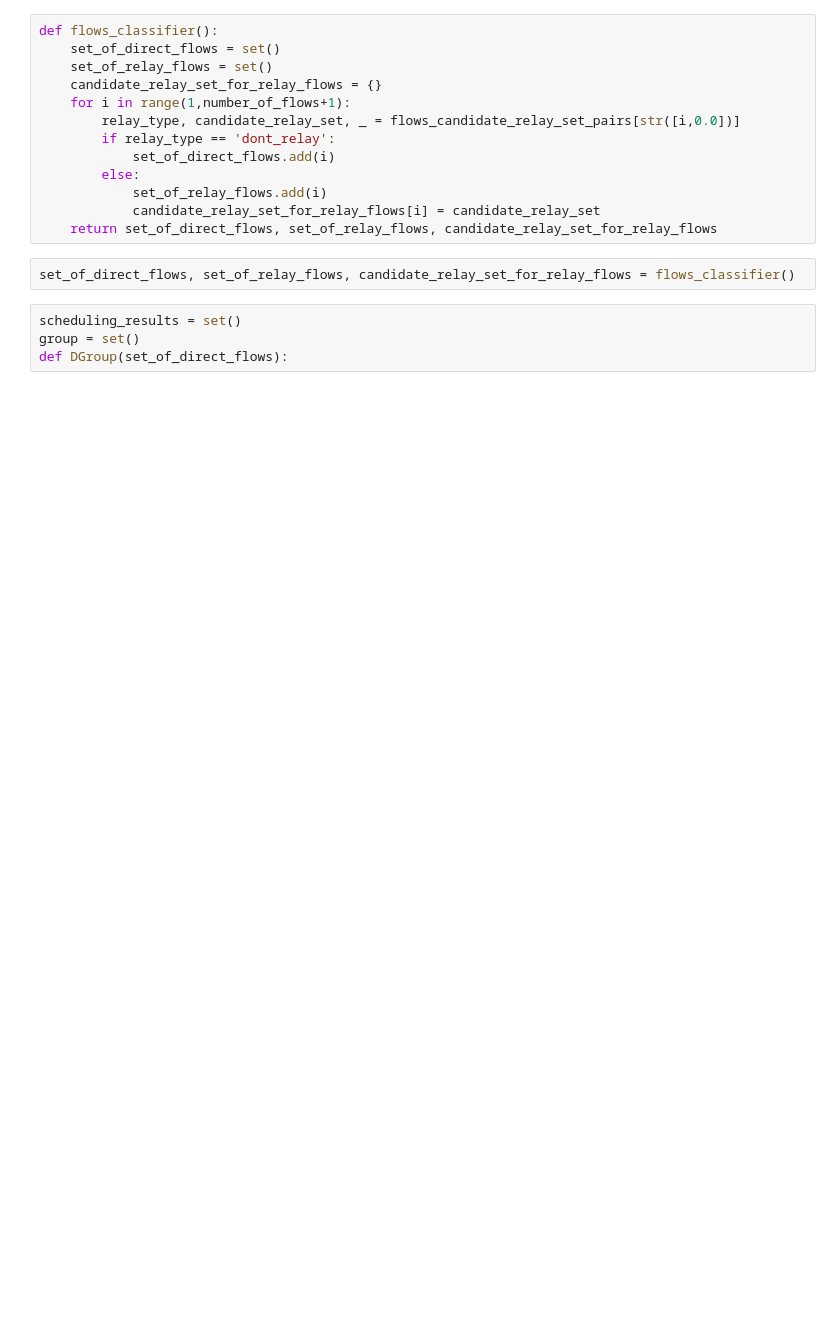
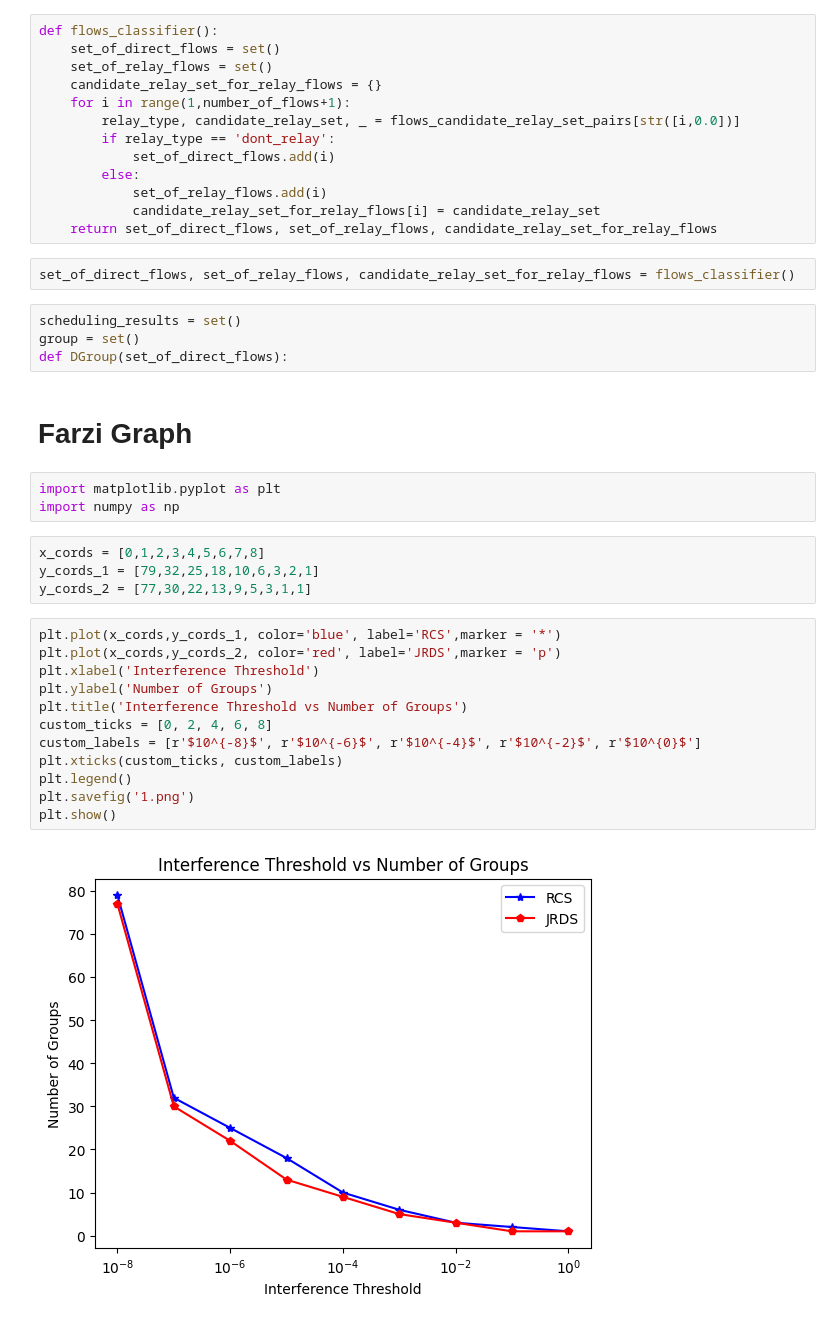
Before and after one commit to Prateek692/joint_optimization_relay_selection, a Jupyter notebook: JRDS.ipynb, the cells around one changed output. Saved outputs shown, nothing was run; the diff lists cells and outputs as text; blank space fills up the shorter version.

Commit message:
plotting

```diff
--- a/JRDS.ipynb
+++ b/JRDS.ipynb
@@ -28,3 +26,26 @@ set_of_direct_flows, set_of_relay_flows, candidate_relay_set_for_relay_flows = f
 scheduling_results = set()
 group = set()
 def DGroup(set_of_direct_flows):
+# %% [markdown]
+# Farzi Graph
+# %%
+import matplotlib.pyplot as plt
+import numpy as np
+# %%
+x_cords = [0,1,2,3,4,5,6,7,8]
+y_cords_1 = [79,32,25,18,10,6,3,2,1]
+y_cords_2 = [77,30,22,13,9,5,3,1,1]
+# %%
+plt.plot(x_cords,y_cords_1, color='blue', label='RCS',marker = '*')
+plt.plot(x_cords,y_cords_2, color='red', label='JRDS',marker = 'p')
+plt.xlabel('Interference Threshold')
+plt.ylabel('Number of Groups')
+plt.title('Interference Threshold vs Number of Groups')
+custom_ticks = [0, 2, 4, 6, 8]
+custom_labels = [r'$10^{-8}$', r'$10^{-6}$', r'$10^{-4}$', r'$10^{-2}$', r'$10^{0}$']
+plt.xticks(custom_ticks, custom_labels)
+plt.legend()
+plt.savefig('1.png')
+plt.show()
+# %% [output]
+[figure, added]
```
Also changed, not shown: parts of 5 cells of this notebook, 5 other files.
